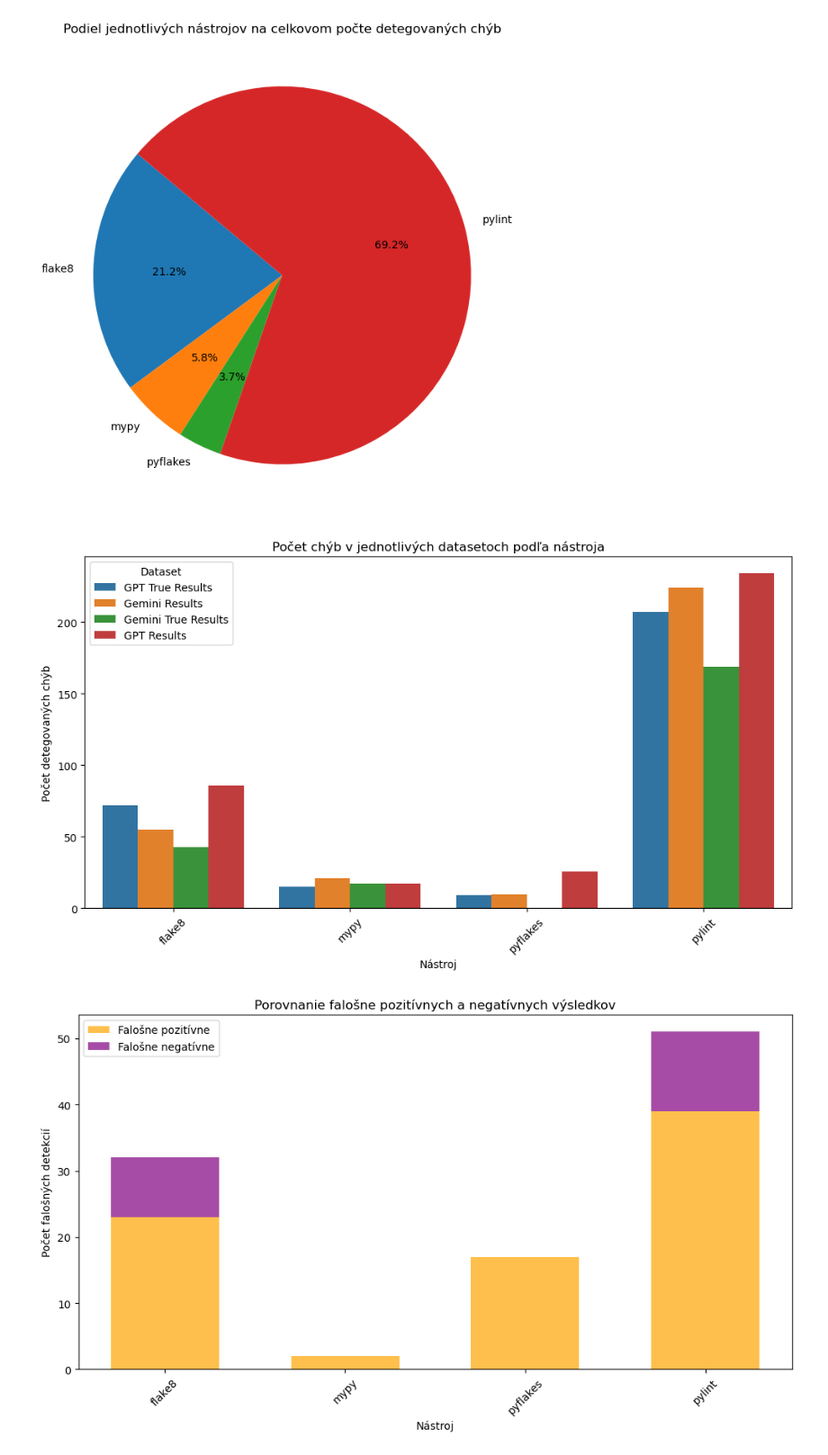
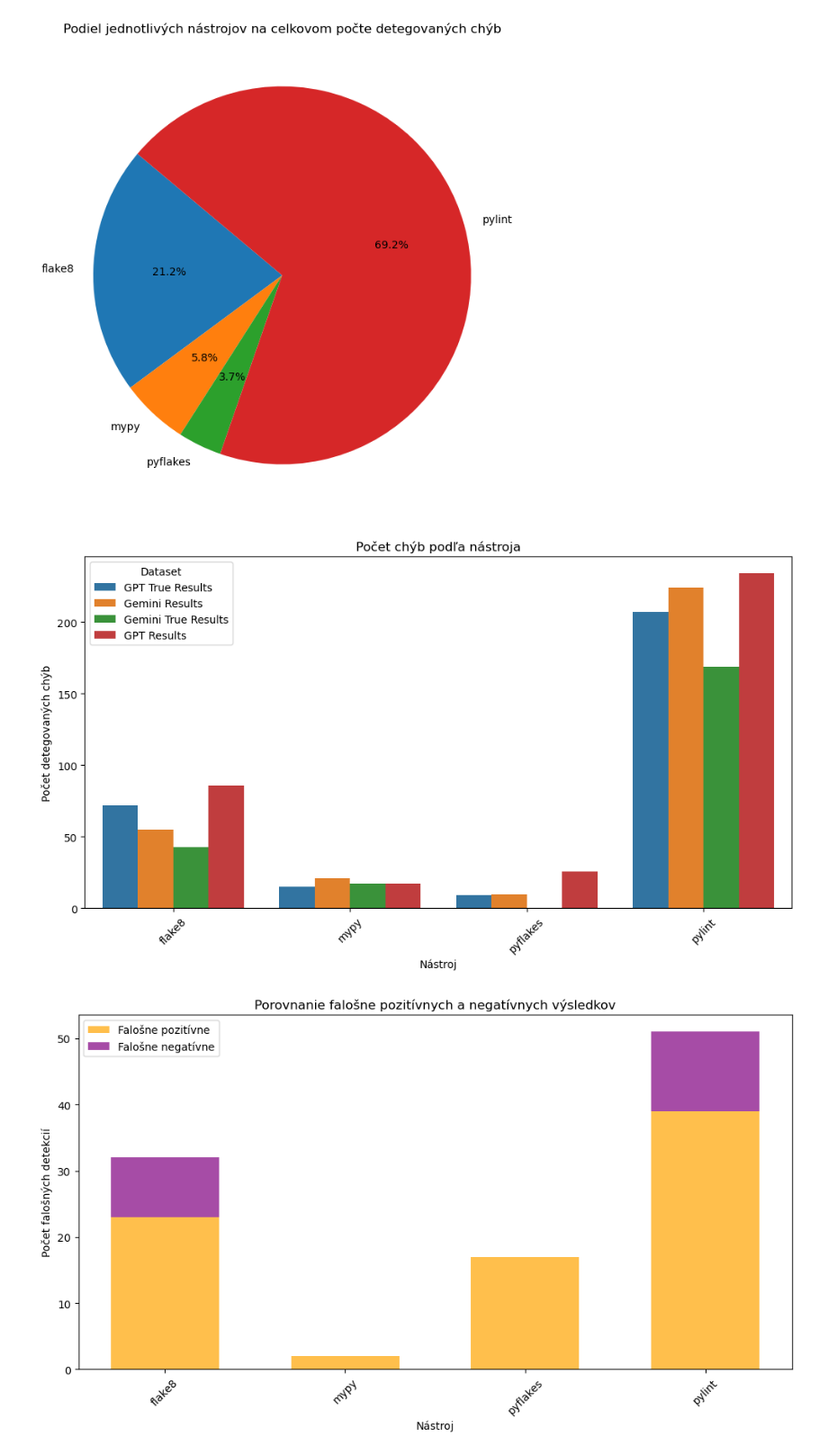
Before and after one commit to hudectomas/bc, a Jupyter notebook: notebooks/ZakladneNastroje.ipynb, the cells around one changed output. Shown at 90% size. Saved outputs shown, nothing was run; the diff lists cells and outputs as text; code cells hidden in the pictures.

```diff
--- a/notebooks/ZakladneNastroje.ipynb
+++ b/notebooks/ZakladneNastroje.ipynb
@@ -69,21 +69,22 @@ plt.show()
 [figure]
 # %%
 # Výpočet počtu chýb pre jednotlivé datasetové skupiny
+import seaborn as sns
 dataset_errors = pd.concat(
     [df.groupby("nastroj")["pocet_chyb"].sum().reset_index().assign(dataset=name) for name, df in dataframes.items()]
 )
 
 # Vykreslenie bar chartu
 plt.figure(figsize=(12, 6))
 sns.barplot(x="nastroj", y="pocet_chyb", hue="dataset", data=dataset_errors)
 plt.xlabel("Nástroj")
 plt.ylabel("Počet detegovaných chýb")
-plt.title("Počet chýb v jednotlivých datasetoch podľa nástroja")
+plt.title("Počet chýb podľa nástroja")
 plt.xticks(rotation=45)
 plt.legend(title="Dataset")
 plt.show()
 # %% [output]
-[figure, old version]
+[figure, new version]
 # %%
 import numpy as np
 
```
Also changed, not shown: parts of 13 cells of this notebook, 3 other files.
